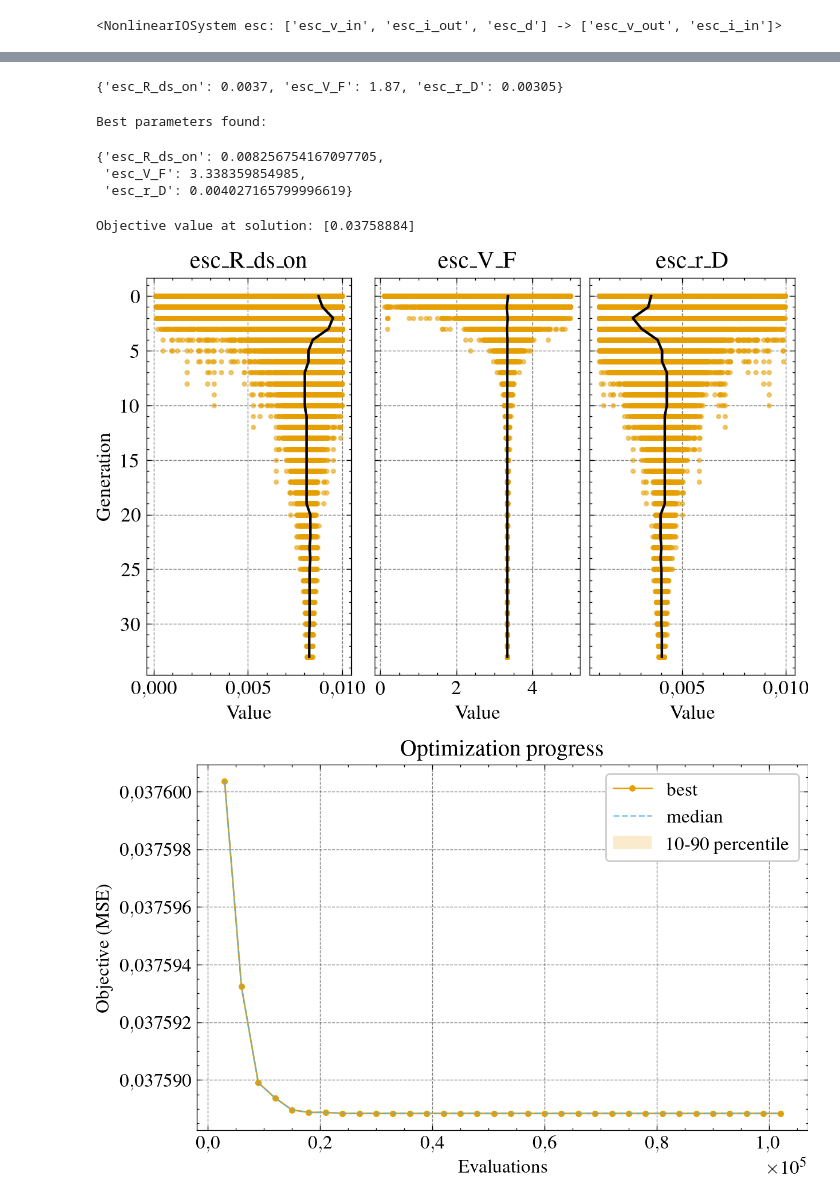
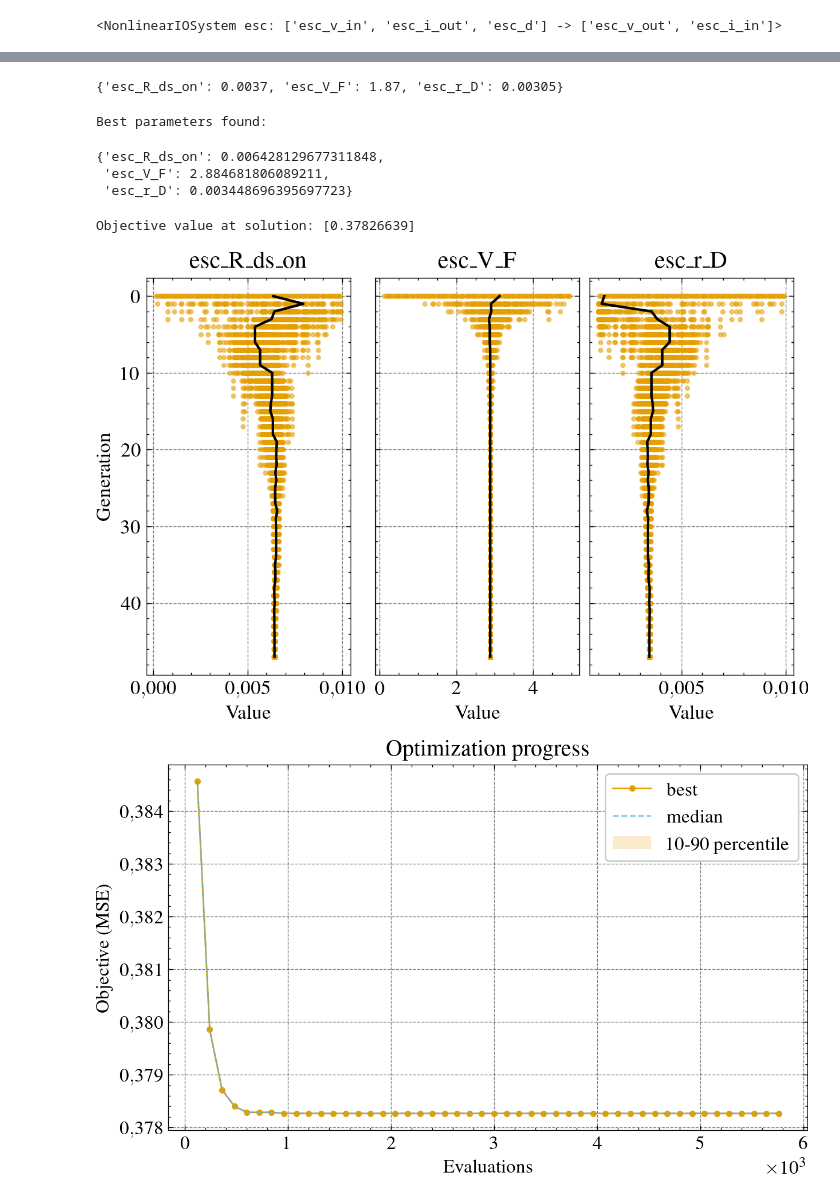
Before and after one commit to joaoantoniocardoso/solarboat_simulator, a Jupyter notebook: models/2020/esc/mam17_optimization.ipynb, the cells around one changed output, grey strips where cells are left out. Cells and saved outputs as stored; diff of their text form; code cells hidden in the pictures.

```diff
--- a/models/2020/esc/mam17_optimization.ipynb
+++ b/models/2020/esc/mam17_optimization.ipynb
@@ -32,7 +31,7 @@ df = df.iloc[1:].rename(columns={
     "Vi": "esc_v_in",
 })
 
-df['esc_d'] = 0.5
+df['esc_d'] = 0.45
 df['esc_p_in'] = df['esc_i_in'] * df['esc_v_in']
 df['esc_p_out'] = df['esc_i_out'] * df['esc_v_out']
 df['esc_eta'] = df['esc_p_out'] / df['esc_p_in']
@@ -67,7 +66,7 @@ esc_operation_params = {
     # OPERATION PARAMETERS
     # ============================================================
     "esc_F_s": 12550,         # Hz, switching frequency
-    "esc_V_ds_ov": 2.0,       # fractional overshoot (2 → +200 % !! verify intended scale)
+    "esc_V_ds_ov": (80 / 36) -1,    # fractional overshoot
 }
 esc_mosfet_params = {
     # ============================================================
@@ -86,7 +85,6 @@ esc_mosfet_params = {
 
     # Body diode reverse recovery
     "esc_Q_rr": 0.38e-6,      # C
-    # trr not needed by your model, so not included
 }
 esc_diode_params = {
     # ============================================================
@@ -159,6 +157,7 @@ params_bounds = {
     'esc_V_F':dict(min=1e-1,max=5),
     'esc_r_D':dict(min=1e-3,max=1e-2),
     # 'esc_Q_rr': dict(min=1e-12,max=1e-6),
+    # 'esc_V_ds_ov': dict(min=1, max=3),
 }
 
 # Initialize the thread pool and create the runner
@@ -179,13 +178,13 @@ try:
         opt_params_bounds=params_bounds,
         input_initial_state=input_initial_state,
         input_columns=input_cols,
-        data_scaler=MinMaxScaler,
+        data_scaler=RobustScaler,
         elementwise_runner=runner,
         print_exceptions=True,
     )
 
     algorithm = DE(
-        pop_size=1000*len(params_bounds),
+        pop_size=40*len(params_bounds),
         sampling=LHS(),
         variant="DE/best/1/bin",
         F=0.5,
@@ -197,7 +196,7 @@ try:
         xtol=1e-8,
         cvtol=1e-6,
         ftol=1e-6,
-        period=100,
+        period=40,
         n_max_gen=1000,
         n_max_evals=100000
     )
@@ -256,9 +255,9 @@ Threads: 16.029888153076172
 Original parameters were:
 {'esc_R_ds_on': 0.0037, 'esc_V_F': 1.87, 'esc_r_D': 0.00305}
 Best parameters found:
-{'esc_R_ds_on': 0.008256754167097705,
- 'esc_V_F': 3.338359854985,
- 'esc_r_D': 0.004027165799996619}
+{'esc_R_ds_on': 0.006428129677311848,
+ 'esc_V_F': 2.884681806089211,
+ 'esc_r_D': 0.003448696395697723}
-Objective value at solution: [0.03758884]
+Objective value at solution: [0.37826639]
-[figure, old version]
+[figure, new version]
-[figure, old version]
+[figure, new version]
```
Also changed, not shown: parts of 9 cells of this notebook, 2 other files.
